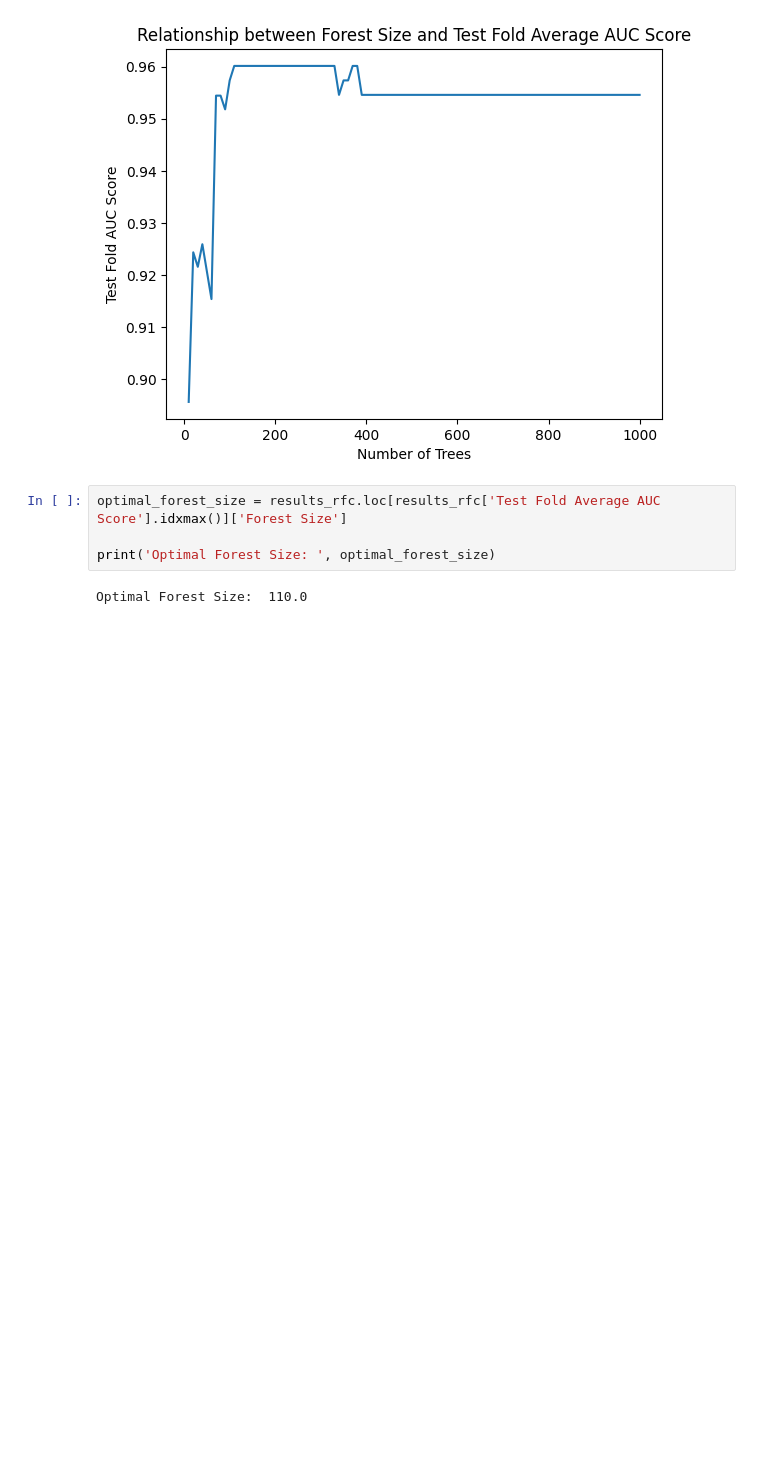
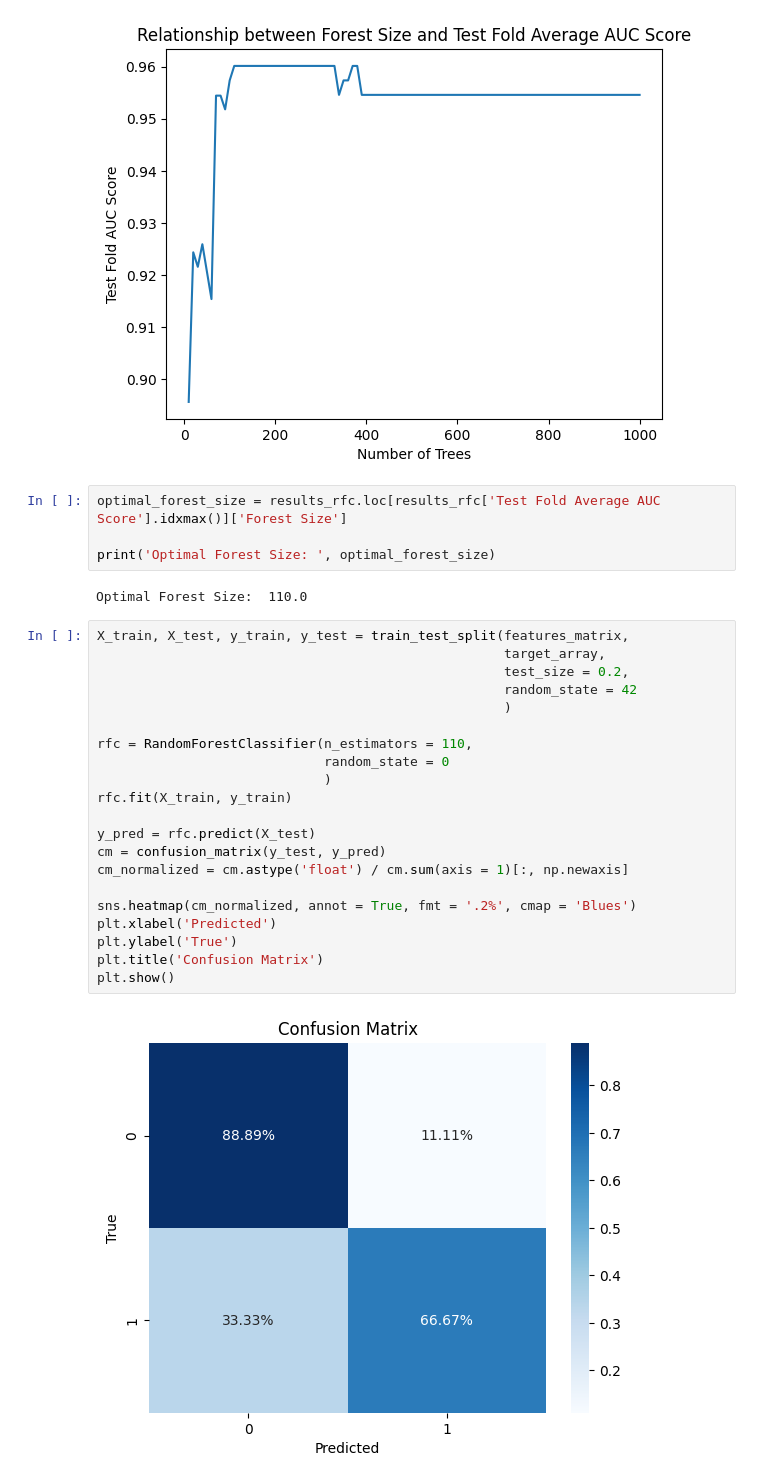
Before and after one commit to BenLeidig/illinois-home-prices, a Jupyter notebook: regression_classification/classification.ipynb, the cells around one changed output. Drawn from its saved outputs; the diff is of its cells as text; blank space fills up the shorter version.

Commit message:
Created Random Forest Classifier Confusion Matrix

```diff
--- a/regression_classification/classification.ipynb
+++ b/regression_classification/classification.ipynb
@@ -71,3 +71,26 @@ optimal_forest_size = results_rfc.loc[results_rfc['Test Fold Average AUC Score']
 print('Optimal Forest Size: ', optimal_forest_size)
 # %% [output]
 Optimal Forest Size:  110.0
+# %%
+X_train, X_test, y_train, y_test = train_test_split(features_matrix,
+                                                    target_array,
+                                                    test_size = 0.2,
+                                                    random_state = 42
+                                                    )
+
+rfc = RandomForestClassifier(n_estimators = 110,
+                             random_state = 0
+                             )
+rfc.fit(X_train, y_train)
+
+y_pred = rfc.predict(X_test)
+cm = confusion_matrix(y_test, y_pred)
+cm_normalized = cm.astype('float') / cm.sum(axis = 1)[:, np.newaxis]
+
+sns.heatmap(cm_normalized, annot = True, fmt = '.2%', cmap = 'Blues')
+plt.xlabel('Predicted')
+plt.ylabel('True')
+plt.title('Confusion Matrix')
+plt.show()
+# %% [output]
+[figure, added]
```
Also changed, not shown: parts of 1 cell of this notebook.
